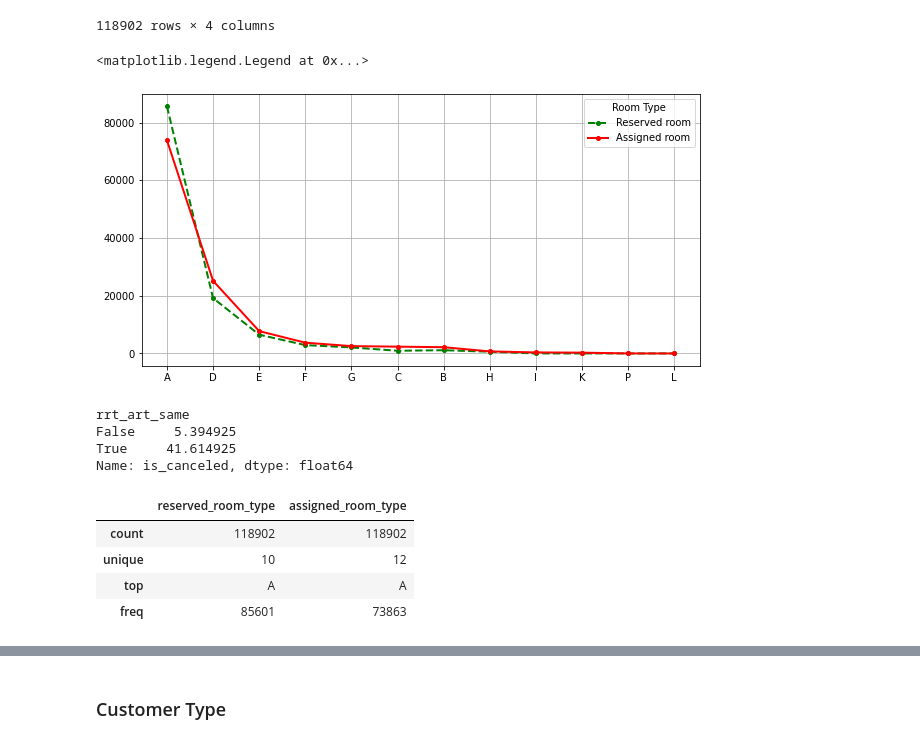
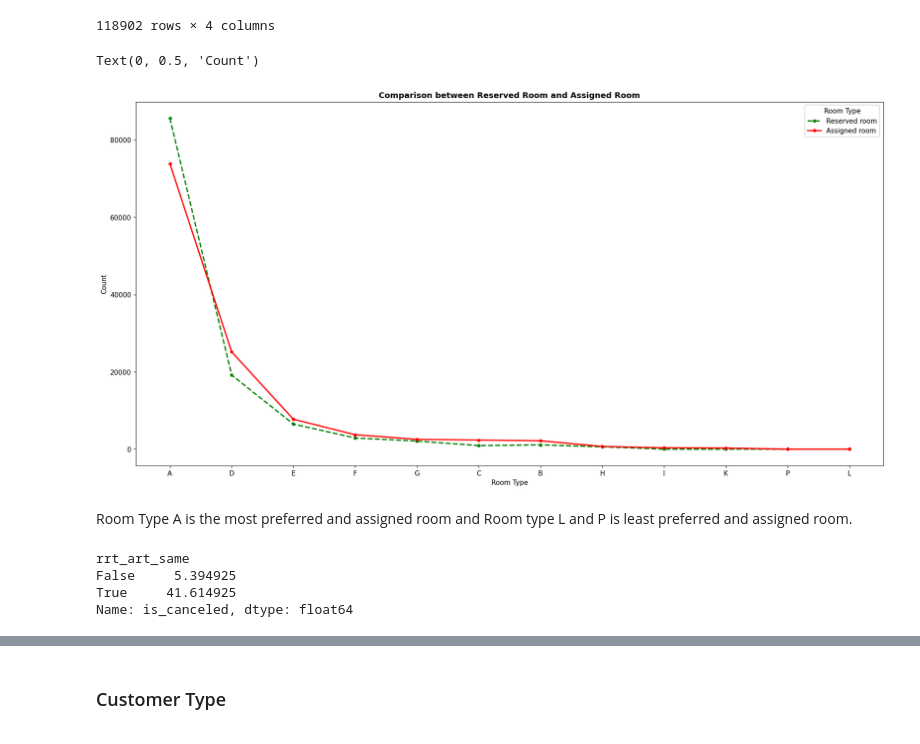
Before and after one commit to Anupam8858/EDA_Hotel_Booking_Analysis, a Jupyter notebook: Hotel_Booking_Analysis_Capstone_Project.ipynb, the cells around one changed output, grey strips where cells are left out. Saved outputs shown, nothing was run; the diff lists cells and outputs as text; code cells hidden in the pictures.

```diff
--- a/Hotel_Booking_Analysis_Capstone_Project.ipynb
+++ b/Hotel_Booking_Analysis_Capstone_Project.ipynb
@@ -38,7 +31,4 @@ Drive already mounted at /content/drive; to attempt to forcibly remount, call dr
 # %%
-# done---
-#csv file location
-file_path='/content/drive/MyDrive/EDA Capstone Project(Almabetter)/Python/Hotel Bookings.csv'
-
-#reading a CSV file
-df=pd.read_csv(file_path)
+# load the csv file
+file_path = '/content/drive/MyDrive/EDA Capstone Project(Almabetter)/Python/'
+df = pd.read_csv(file_path + 'Hotel Bookings.csv')
@@ -697,11 +708,10 @@ BRA     2224
 NLD     2104
 Name: country, dtype: int64
 # %%
-# plot the graph for maximum number of customers from different countries
+# Plot the graph for maximum number of customers from top 10 different countries
+plt.figure(figsize = (20,10), dpi=110)
 ax = country_counts.plot(kind='bar', color = 'Pink')
-plt.rcParams['figure.figsize'] = (10,5)
-plt.grid()
-plt.title('Total number of customers across top 10 countries')
+plt.title('Total number of customers across top 10 countries', weight = 'bold')
 plt.ylabel('Total number of customers')
 plt.xlabel('countries')
 for p in ax.patches:
@@ -758,10 +769,13 @@ df[['is_canceled','reserved_room_type','assigned_room_type']]
 # %%
-# Define a function to check whether a customer get his or her reserved room type
+# Define a function to check whether a customer get their preferred reserved room type
 def rrt_art_same(df):
-    if df['reserved_room_type'] == df['assigned_room_type']:
-        return 'True'
-    else:
-        return 'False'
+  '''
+  This function returns whether the customer get their preferred reserved room type or not.
+  '''
+  if df['reserved_room_type'] == df['assigned_room_type']:
+      return 'True'
+  else:
+      return 'False'
 # %%
 # Apply to dataframe
 df['rrt_art_same'] = df.apply(rrt_art_same,axis=1)
@@ -790,10 +811,16 @@ merged_RJ_df.fillna(0, inplace = True)
 merged_RJ_df = merged_RJ_df.set_index('index')
 # %%
+# Plotting the number of customers who reserved their different room types and comparing it with nuber of assigned customer with different room type
+plt.figure(figsize = (20,10), dpi=110)
 plt.plot(merged_RJ_df['reserved_room_type'],'go--', linewidth=2, markersize=4)
 plt.plot(merged_RJ_df['assigned_room_type'],'ro-', linewidth=2, markersize=4)
-plt.grid()
 plt.legend(title='Room Type', labels=['Reserved room','Assigned room'])
+plt.title('Comparison between Reserved Room and Assigned Room', weight = 'bold')
+plt.xlabel('Room Type')
+plt.ylabel('Count')
 # %% [output]
-<matplotlib.legend.Legend at 0x...>
+Text(0, 0.5, 'Count')
-[figure, old version]
+[figure, new version]
+# %% [markdown]
+Room Type A is the most preferred and assigned room and Room type L and P is least preferred and assigned room.
 # %%
@@ -803,11 +831,3 @@ rrt_art_same
 False     5.394925
 True     41.614925
 Name: is_canceled, dtype: float64
-# %%
-df[['reserved_room_type','assigned_room_type']].describe()
-# %% [output]
-|  | reserved_room_type | assigned_room_type |
-| count | 118902 | 118902 |
-| unique | 10 | 12 |
-| top | A | A |
-| freq | 85601 | 73863 |
```
Also changed, not shown: parts of 116 cells of this notebook.
